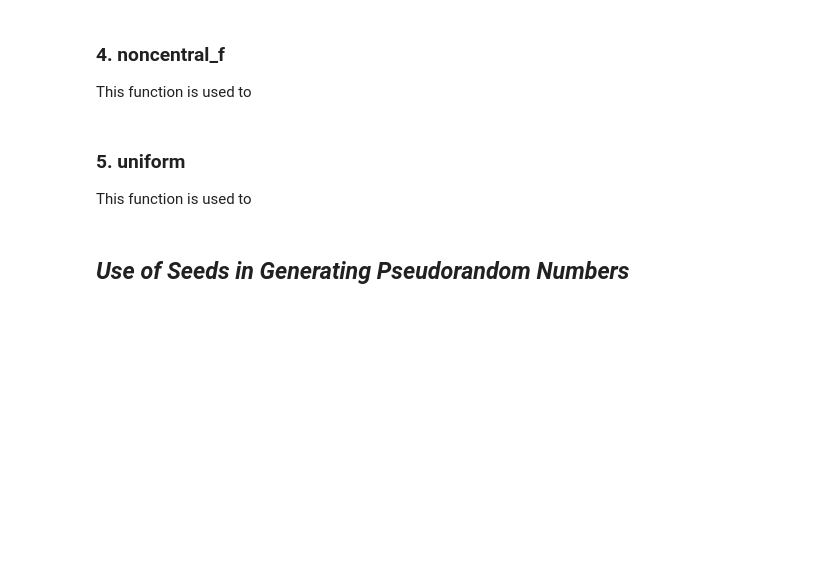
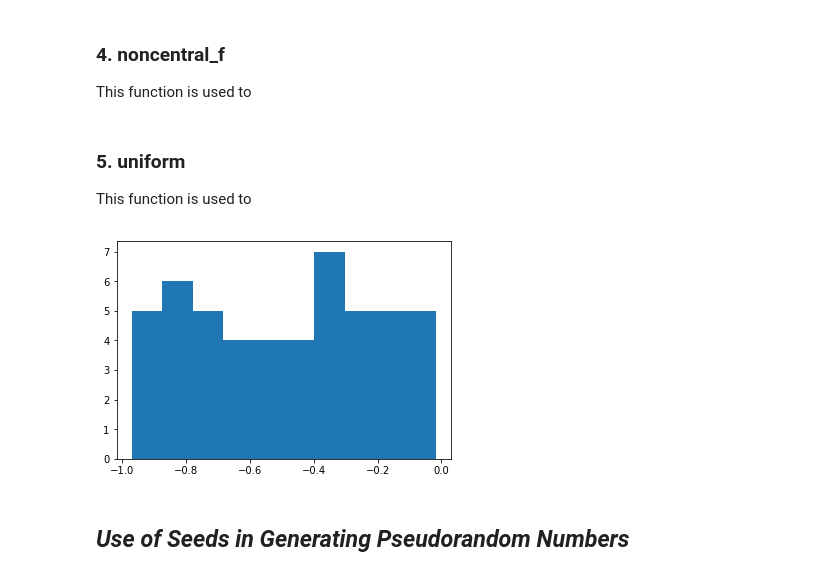
Before and after one commit to LauraBrogan/programming-assignment-2019, a Jupyter notebook: Programming Assignment 2019.ipynb, the cells around one changed output. Drawn from its saved outputs; the diff is of its cells as text; code cells hidden in the pictures; blank space fills up the shorter version.

Commit message:
Uniform 09/11/2019

```diff
--- a/Programming Assignment 2019.ipynb
+++ b/Programming Assignment 2019.ipynb
@@ -132,6 +132,14 @@ This function is used to
 # %% [markdown]
 ### 5. uniform ###
 This function is used to
+# %%
+import numpy as np
+import matplotlib.pyplot as plt
+x= np.random.uniform(-1,0,50)
+plt.hist(x)
+plt.show()
+# %% [output]
+[figure, added]
 # %% [markdown]
 ## ***Use of Seeds in Generating Pseudorandom Numbers***
 # %% [markdown]
```
Also changed, not shown: parts of 1 cell of this notebook.
